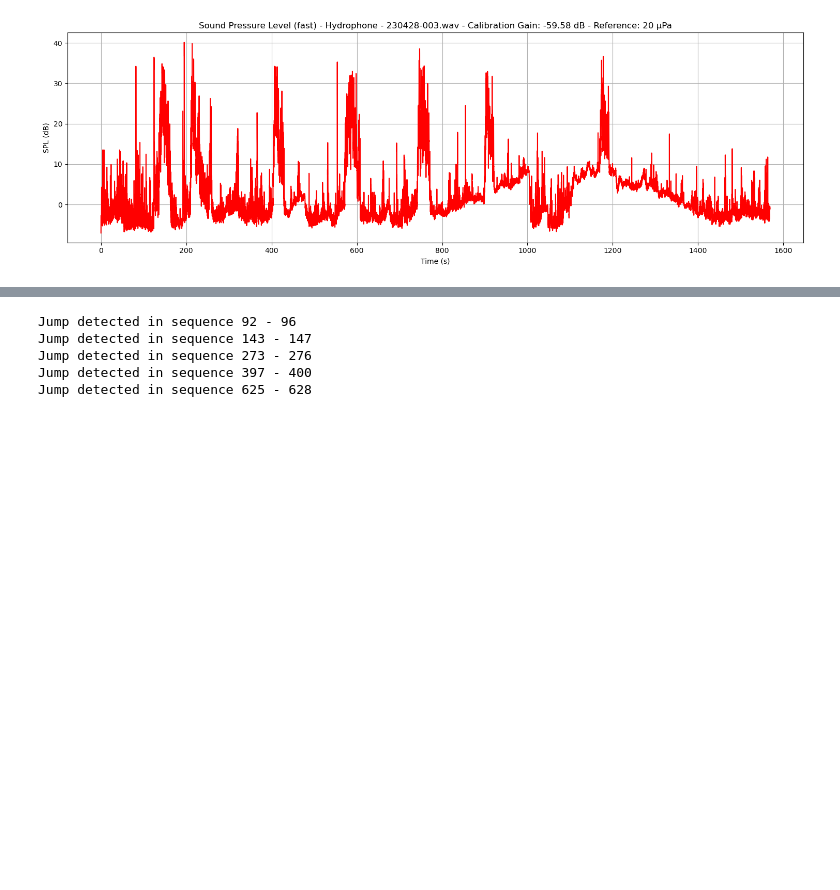
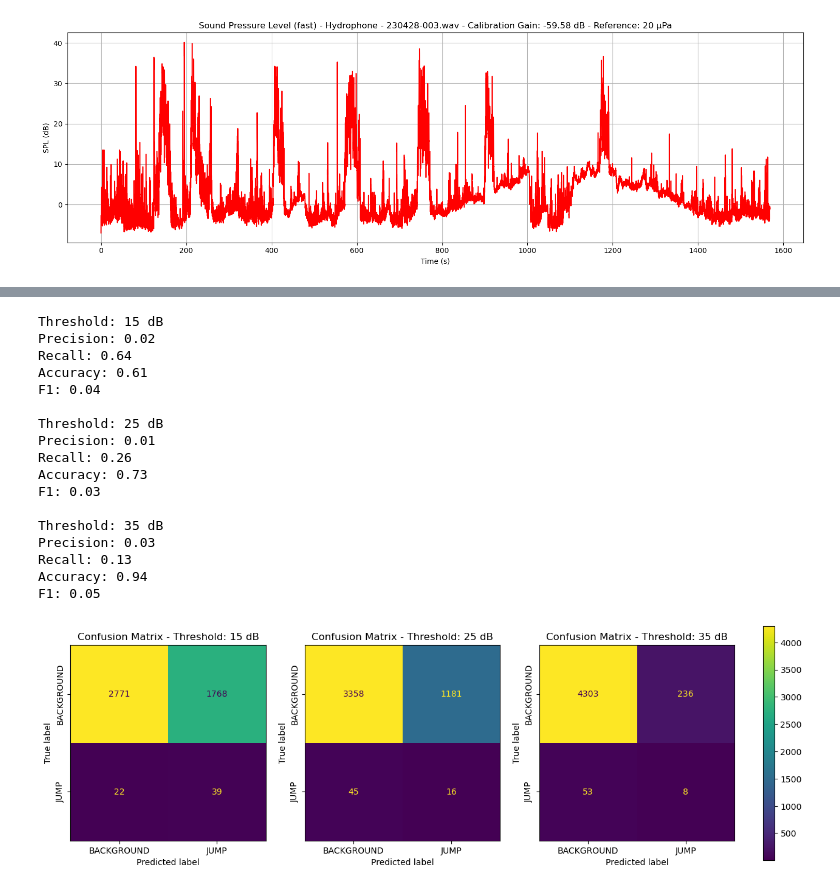
Before and after one commit to CE8-ComputerEng/semester-project, a Jupyter notebook: baseline_model.ipynb, the cells around one changed output, grey strips where cells are left out. Drawn from its saved outputs; the diff is of its cells as text; code cells hidden in the pictures; blank space fills up the shorter version.

```diff
--- a/baseline_model.ipynb
+++ b/baseline_model.ipynb
@@ -225,14 +309,0 @@ array([[1005,  145],
-# %%
-sequences = list()
-
-start = None
-
-for idx, label in enumerate(labels):
-    if start is None and label == 'JUMP':
-        start = idx
-
-    if start is not None and label == 'BACKGROUND':
-        sequences.append((start, idx))
-        start = None
-
-sequences
@@ -248,13 +310,48 @@ sequences
-# %%
-for sequence in sequences:
-    start = sequence[0]
-    end = sequence[1]
-
-    if np.where(predicted_labels[start:end] == 'JUMP')[0].shape[0] > 0:
-        print(f'Jump detected in sequence {start} - {end}')
-# %% [output]
-Jump detected in sequence 92 - 96
-Jump detected in sequence 143 - 147
-Jump detected in sequence 273 - 276
-Jump detected in sequence 397 - 400
-Jump detected in sequence 625 - 628
+# %%
+SELECTED = [15, 25, 35]
+CLASSES = ['BACKGROUND', 'JUMP']
+
+selected_metrics = [m for m in metrics if m[0] in SELECTED]
+
+fig, axs = plt.subplots(1, len(selected_metrics), figsize=(5 * len(selected_metrics), 5))
+axs = axs.ravel()
+
+for idx, (threshold, acc, prec, rec, f1, cm) in enumerate(selected_metrics):
+    print(f'Threshold: {threshold} dB')
+    print(f'Precision: {prec:.2f}')
+    print(f'Recall: {rec:.2f}')
+    print(f'Accuracy: {acc:.2f}')
+    print(f'F1: {f1:.2f}')
+    print()
+
+    disp = ConfusionMatrixDisplay(cm, display_labels=CLASSES)
+    disp.plot(ax=axs[idx], values_format='.4g')
+
+    disp.ax_.set_yticklabels(CLASSES, rotation=90, va='center')
+    disp.ax_.set_title(f'Confusion Matrix - Threshold: {threshold} dB')
+
+    disp.im_.colorbar.remove()
+
+fig.colorbar(disp.im_, ax=axs, fraction=0.02, pad=0.04)
+
+plt.savefig('graphs/baseline-model-confusion-matrices.png', bbox_inches='tight', dpi=300)
+plt.show()
+# %% [output]
+Threshold: 15 dB
+Precision: 0.02
+Recall: 0.64
+Accuracy: 0.61
+F1: 0.04
+
+Threshold: 25 dB
+Precision: 0.01
+Recall: 0.26
+Accuracy: 0.73
+F1: 0.03
+
+Threshold: 35 dB
+Precision: 0.03
+Recall: 0.13
+Accuracy: 0.94
+F1: 0.05
+[figure, added]
```
Also changed, not shown: parts of 20 cells of this notebook, 2 other files.
